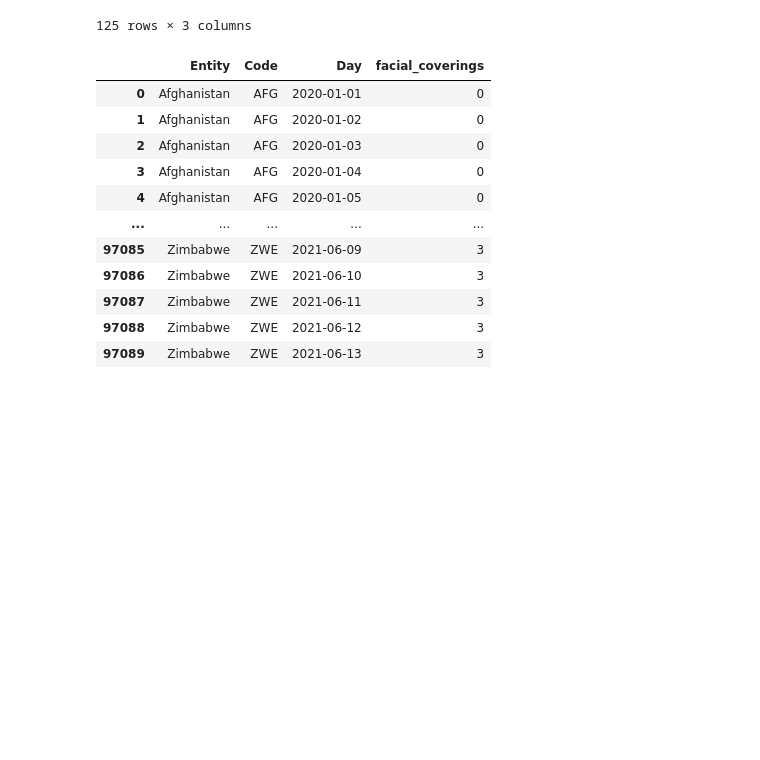
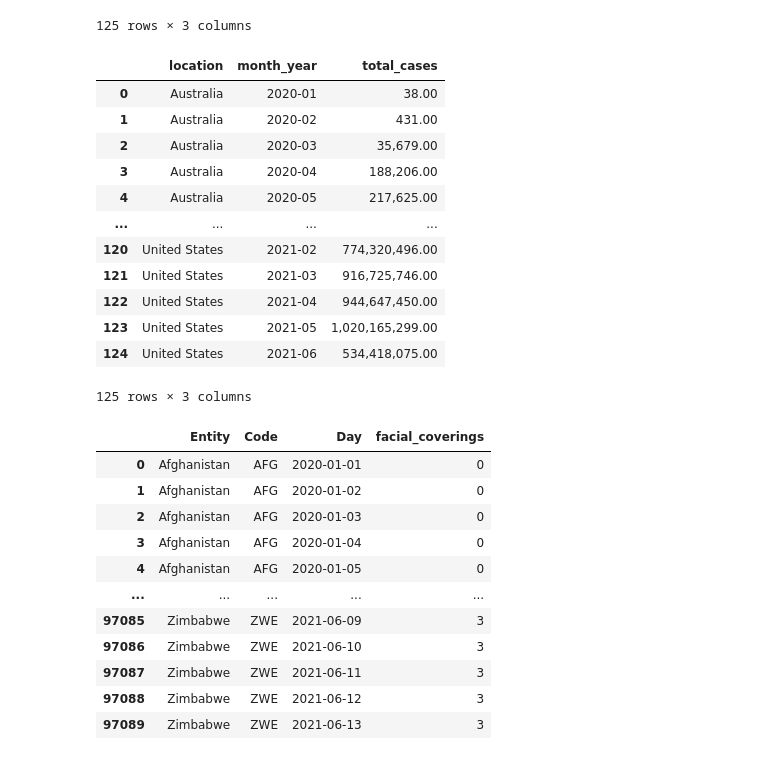
Before and after one commit to nithiyasuresh/Project-1-Covid-PolicyChangesAnalysis, a Jupyter notebook: face_mask/face-mask.ipynb, the cells around one changed output. Cells and saved outputs as stored; diff of their text form; code cells hidden in the pictures; blank space fills up the shorter version.

```diff
--- a/face_mask/face-mask.ipynb
+++ b/face_mask/face-mask.ipynb
@@ -102,6 +102,24 @@ count_of_new_cases
 | 123 | United States | 2021-05 | 916,746.00 |
 | 124 | United States | 2021-06 | 230,961.00 |
 125 rows × 3 columns
+# %%
+count_of_total_cases = country_df_cleaned.groupby(['location','month_year']).sum()['total_cases']
+count_of_total_cases = count_of_total_cases.reset_index()
+count_of_total_cases
+# %% [output]
+|  | location | month_year | total_cases |
+| 0 | Australia | 2020-01 | 38.00 |
+| 1 | Australia | 2020-02 | 431.00 |
+| 2 | Australia | 2020-03 | 35,679.00 |
+| 3 | Australia | 2020-04 | 188,206.00 |
+| 4 | Australia | 2020-05 | 217,625.00 |
+| ... | ... | ... | ... |
+| 120 | United States | 2021-02 | 774,320,496.00 |
+| 121 | United States | 2021-03 | 916,725,746.00 |
+| 122 | United States | 2021-04 | 944,647,450.00 |
+| 123 | United States | 2021-05 | 1,020,165,299.00 |
+| 124 | United States | 2021-06 | 534,418,075.00 |
+125 rows × 3 columns
 # %%
 face_mask_cleaned = facemask_data[['Entity', 'Code', 'Day', 'facial_coverings']]
 face_mask_cleaned
```
Also changed, not shown: parts of 10 cells of this notebook, 7 other files.
